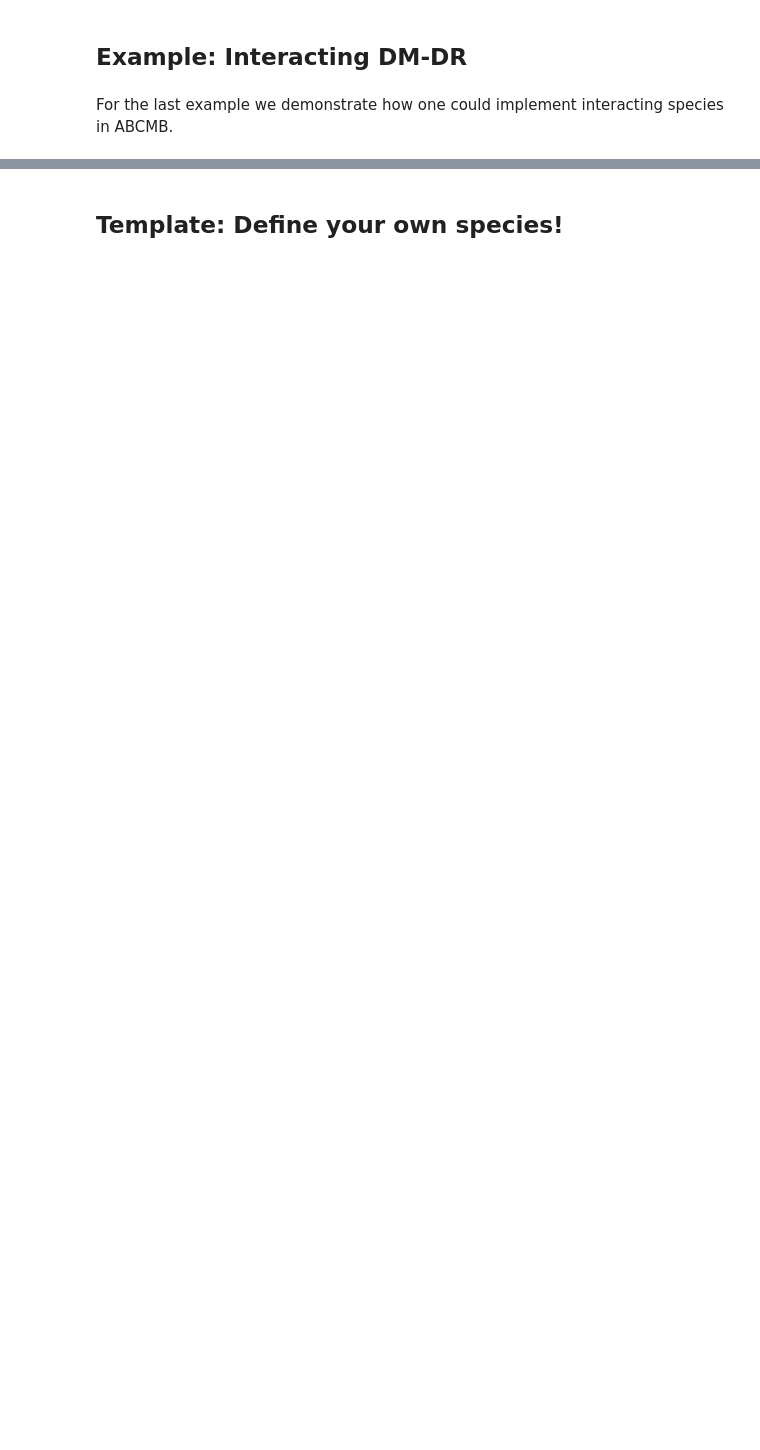
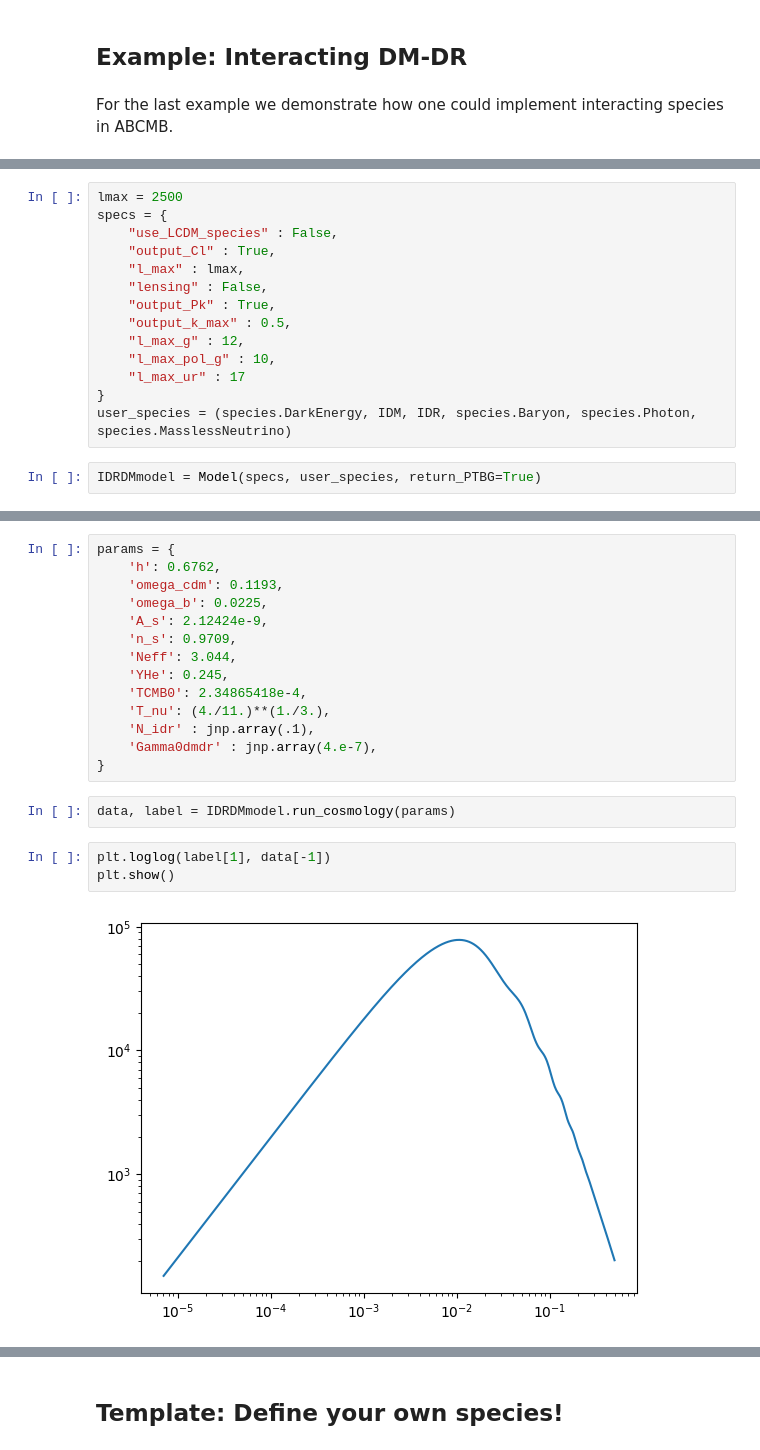
Before and after one commit to cgiovanetti/ABCMB-k, a Jupyter notebook: example_notebooks/Modifying_ABCMB.ipynb, the cells around one changed output, grey strips where cells are left out. Cells and saved outputs as stored; diff of their text form; blank space fills up the shorter version.

```diff
--- a/example_notebooks/Modifying_ABCMB.ipynb
+++ b/example_notebooks/Modifying_ABCMB.ipynb
@@ -273,0 +358,16 @@ For the last example we demonstrate how one could implement interacting species
+# %%
+lmax = 2500
+specs = {
+    "use_LCDM_species" : False,
+    "output_Cl" : True,
+    "l_max" : lmax,
+    "lensing" : False,
+    "output_Pk" : True,
+    "output_k_max" : 0.5,
+    "l_max_g" : 12,
+    "l_max_pol_g" : 10,
+    "l_max_ur" : 17
+}
+user_species = (species.DarkEnergy, IDM, IDR, species.Baryon, species.Photon, species.MasslessNeutrino)
+# %%
+IDRDMmodel = Model(specs, user_species, return_PTBG=True)
@@ -273,0 +383,21 @@ For the last example we demonstrate how one could implement interacting species
+# %%
+params = {
+    'h': 0.6762,
+    'omega_cdm': 0.1193,
+    'omega_b': 0.0225,
+    'A_s': 2.12424e-9,
+    'n_s': 0.9709,
+    'Neff': 3.044,
+    'YHe': 0.245,
+    'TCMB0': 2.34865418e-4,
+    'T_nu': (4./11.)**(1./3.),
+    'N_idr' : jnp.array(.1),
+    'Gamma0dmdr' : jnp.array(4.e-7),
+}
+# %%
+data, label = IDRDMmodel.run_cosmology(params)
+# %%
+plt.loglog(label[1], data[-1])
+plt.show()
+# %% [output]
+[figure, added]
```
Also changed, not shown: parts of 30 cells of this notebook.
